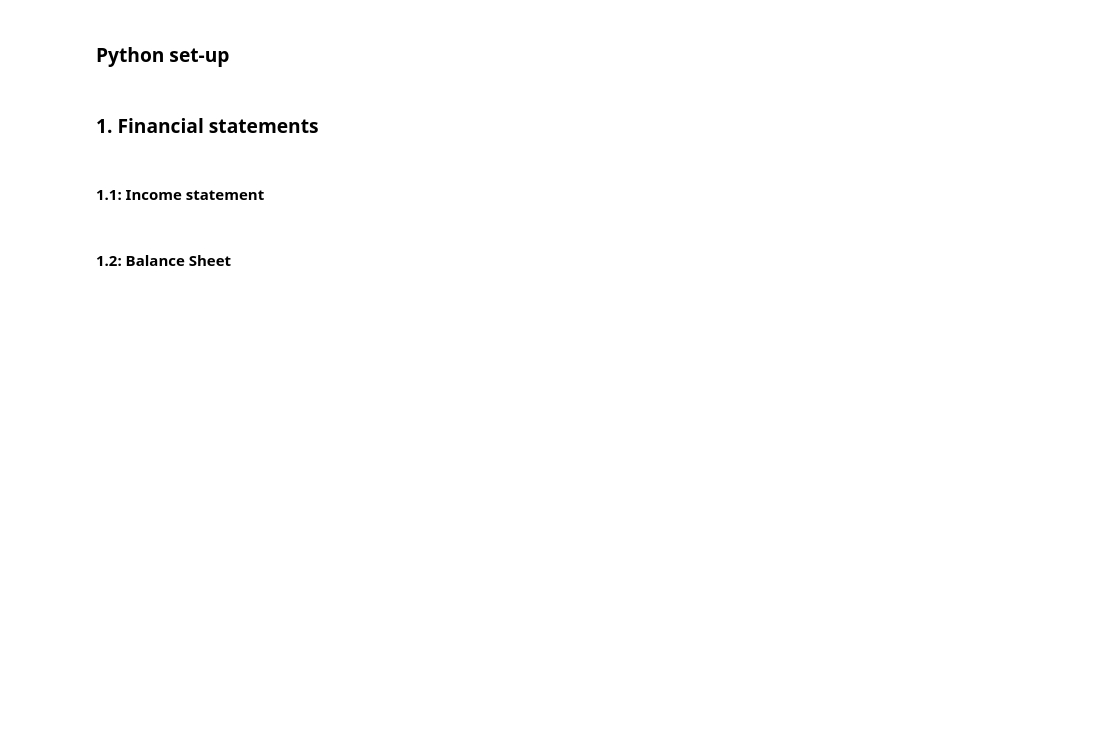
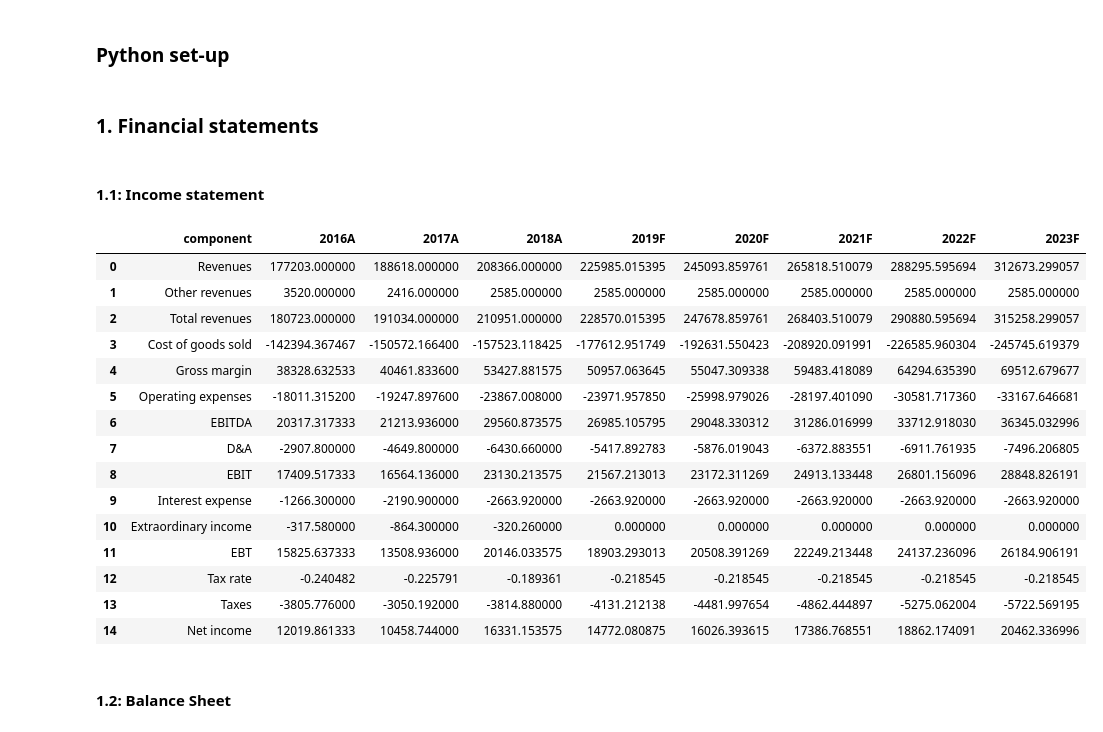
Before and after one commit to subhadri/financial_model, a Jupyter notebook: code/cheesco/company-valuation-2016-2018.ipynb, the cells around one changed output. Saved outputs shown, nothing was run; the diff lists cells and outputs as text; code cells hidden in the pictures; blank space fills up the shorter version.

```diff
--- a/code/cheesco/company-valuation-2016-2018.ipynb
+++ b/code/cheesco/company-valuation-2016-2018.ipynb
@@ -28,5 +29,24 @@ dcf = DCFValuation(wacc=0.1,lt_growth=0.02,a_date=actual_dates,f_date=forecast_d
 ### 1. Financial statements
 # %% [markdown]
 #### 1.1: Income statement
+# %%
+report_table(statement.income,statement.forecast_dates)
+# %% [output]
+|  | component | 2016A | 2017A | 2018A | 2019F | 2020F | 2021F | 2022F | 2023F |
+| 0 | Revenues | 177203.000000 | 188618.000000 | 208366.000000 | 225985.015395 | 245093.859761 | 265818.510079 | 288295.595694 | 312673.299057 |
+| 1 | Other revenues | 3520.000000 | 2416.000000 | 2585.000000 | 2585.000000 | 2585.000000 | 2585.000000 | 2585.000000 | 2585.000000 |
+| 2 | Total revenues | 180723.000000 | 191034.000000 | 210951.000000 | 228570.015395 | 247678.859761 | 268403.510079 | 290880.595694 | 315258.299057 |
+| 3 | Cost of goods sold | -142394.367467 | -150572.166400 | -157523.118425 | -177612.951749 | -192631.550423 | -208920.091991 | -226585.960304 | -245745.619379 |
+| 4 | Gross margin | 38328.632533 | 40461.833600 | 53427.881575 | 50957.063645 | 55047.309338 | 59483.418089 | 64294.635390 | 69512.679677 |
+| 5 | Operating expenses | -18011.315200 | -19247.897600 | -23867.008000 | -23971.957850 | -25998.979026 | -28197.401090 | -30581.717360 | -33167.646681 |
+| 6 | EBITDA | 20317.317333 | 21213.936000 | 29560.873575 | 26985.105795 | 29048.330312 | 31286.016999 | 33712.918030 | 36345.032996 |
+| 7 | D&A | -2907.800000 | -4649.800000 | -6430.660000 | -5417.892783 | -5876.019043 | -6372.883551 | -6911.761935 | -7496.206805 |
+| 8 | EBIT | 17409.517333 | 16564.136000 | 23130.213575 | 21567.213013 | 23172.311269 | 24913.133448 | 26801.156096 | 28848.826191 |
+| 9 | Interest expense | -1266.300000 | -2190.900000 | -2663.920000 | -2663.920000 | -2663.920000 | -2663.920000 | -2663.920000 | -2663.920000 |
+| 10 | Extraordinary income | -317.580000 | -864.300000 | -320.260000 | 0.000000 | 0.000000 | 0.000000 | 0.000000 | 0.000000 |
+| 11 | EBT | 15825.637333 | 13508.936000 | 20146.033575 | 18903.293013 | 20508.391269 | 22249.213448 | 24137.236096 | 26184.906191 |
+| 12 | Tax rate | -0.240482 | -0.225791 | -0.189361 | -0.218545 | -0.218545 | -0.218545 | -0.218545 | -0.218545 |
+| 13 | Taxes | -3805.776000 | -3050.192000 | -3814.880000 | -4131.212138 | -4481.997654 | -4862.444897 | -5275.062004 | -5722.569195 |
+| 14 | Net income | 12019.861333 | 10458.744000 | 16331.153575 | 14772.080875 | 16026.393615 | 17386.768551 | 18862.174091 | 20462.336996 |
 # %% [markdown]
 #### 1.2: Balance Sheet
```
Also changed, not shown: parts of 7 cells of this notebook, 3 other files.
